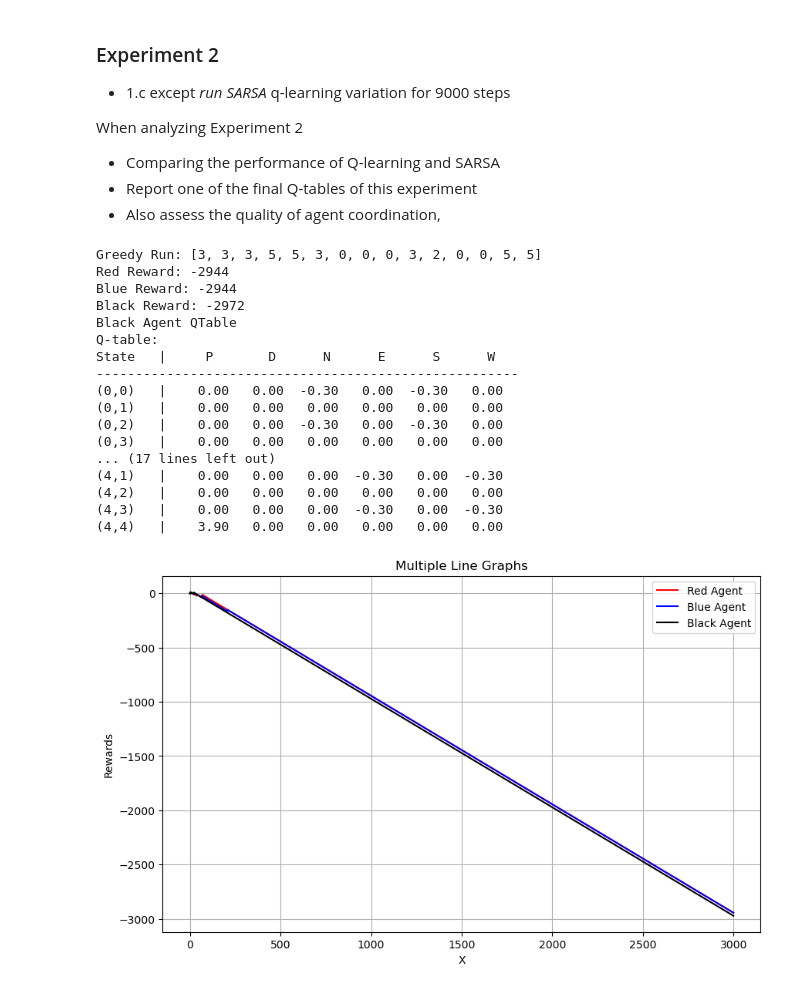
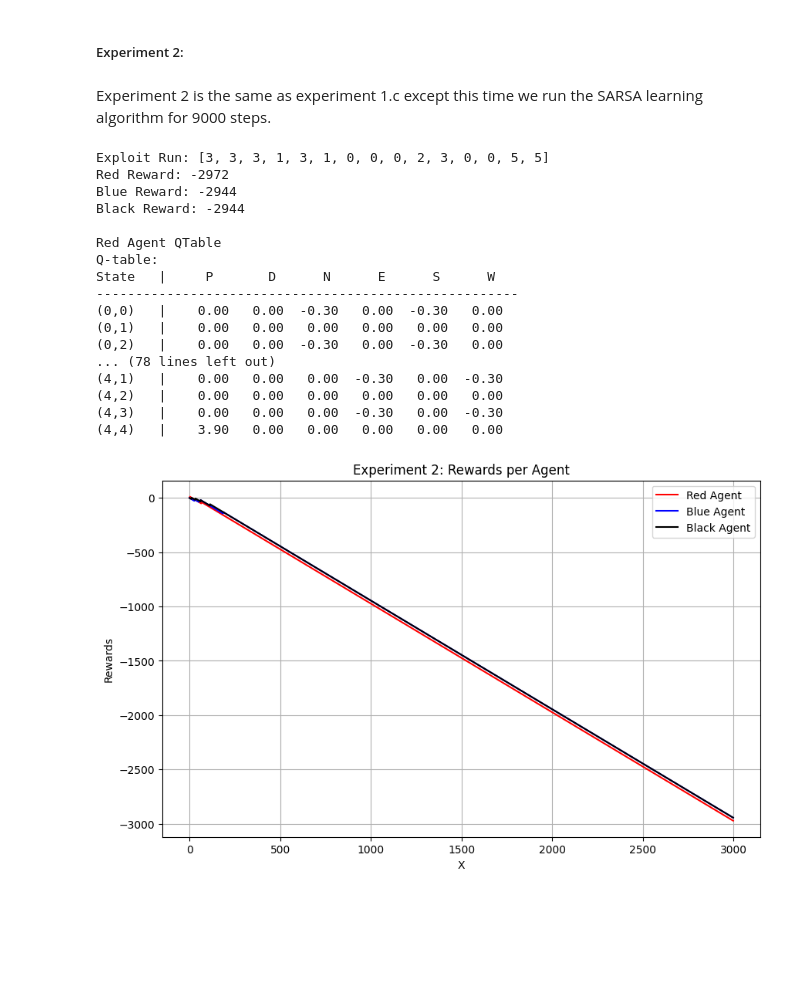
Before and after one commit to stphl/COSC4368-ReinforcementLearningGP, a Jupyter notebook: Group_Project_Main.ipynb, the cells around one changed output. Drawn from its saved outputs; the diff is of its cells as text; code cells hidden in the pictures; blank space fills up the shorter version.

```diff
--- a/Group_Project_Main.ipynb
+++ b/Group_Project_Main.ipynb
@@ -490,7 +499,8 @@ class Agent():
 
         return next_gamestate
 # %%
+# Check if the game has finished by examining the state of dropoff locations
 def finishCheck(gamestate):
-    if(gamestate[9:] == [5,5,5,0,0,0]):
-        return True
-    return False
+    if gamestate[9:] == [5, 5, 5, 0, 0, 0]:
+        return True  # Return True if all dropoff locations are filled and all pickups are delivered
+    return False  # Otherwise, return False
@@ -630,79 +644,79 @@ Black Reward: -7013
-# %% [markdown]
-### Experiment 2
-* 1.c except *run SARSA* q-learning variation for 9000 steps
-
-When analyzing Experiment 2
-* Comparing the performance of Q-learning and SARSA
-* Report one of the final Q-tables of this experiment
-* Also assess the quality of agent coordination,
+# %% [markdown]
+##### Experiment 2:
+# %% [markdown]
+Experiment 2 is the same as experiment 1.c except this time we run the SARSA learning algorithm for 9000 steps.
 # %%
-# Experiment 2
-environment_rows=5
-environment_cols=5
+# Experiment 2 - Environment parameters
+environment_rows = 5
+environment_cols = 5
 num_actions = 6
 learning_rate = 0.3
 discount_factor = 0.5
 
+# Initialize agents with Q-tables
 redAgent2 = Agent(0)
 redAgent2.setAgentQTable(environment_rows, environment_cols, num_actions, learning_rate, discount_factor)
 
 blueAgent2 = Agent(1)
-blueAgent2.setAgentQTable(environment_rows, environment_cols, num_actions, learning_rate,discount_factor)
+blueAgent2.setAgentQTable(environment_rows, environment_cols, num_actions, learning_rate, discount_factor)
 
 blackAgent2 = Agent(2)
-blackAgent2.setAgentQTable(environment_rows, environment_cols, num_actions, learning_rate,discount_factor)
+blackAgent2.setAgentQTable(environment_rows, environment_cols, num_actions, learning_rate, discount_factor)
 
-currEnvironment=[3,3,5,3,1,3,0,0,0,0,0,0,5,5,5]
+# Run exploit policy for 9000 steps
+currEnvironment = [3,3,5,3,1,3,0,0,0,0,0,0,5,5,5]
 exploit9000 = int(9000/3)
 policy = "PEXPLOIT"
 for i in range(exploit9000):
     currEnvironment = redAgent2.stepS(currEnvironment, policy)
     currEnvironment = blueAgent2.stepS(currEnvironment, policy)
     currEnvironment = blackAgent2.stepS(currEnvironment, policy)
     if(finishCheck(currEnvironment)):
         currEnvironment=[3,3,5,3,1,3,0,0,0,0,0,0,5,5,5]
 
-print(f"\nGreedy Run: {currEnvironment}")
+# Display results for the exploit run
+print(f"\nExploit Run: {currEnvironment}")
 print(f"Red Reward: {redAgent2.getReward()}")
 print(f"Blue Reward: {blueAgent2.getReward()}")
 print(f"Black Reward: {blackAgent2.getReward()}")
-print("Black Agent QTable")
+
+# Display Q-tables for each agent
+print("\nRed Agent QTable")
+redAgent2.qtable.print_q_table()
+print("\nBlue Agent QTable")
+blueAgent2.qtable.print_q_table()
+print("\nBlack Agent QTable")
 blackAgent2.qtable.print_q_table()
-
 
 # Plot rewards
 plt.figure(figsize=(10, 6))
-plt.plot(redAgent2.getRewardList(), color = 'red', label='Red Agent')
-plt.plot(blueAgent2.getRewardList(), color = 'blue', label='Blue Agent')
-plt.plot(blackAgent2.getRewardList(), color = 'black', label='Black Agent')
+plt.plot(redAgent2.getRewardList(), color='red', label='Red Agent')
+plt.plot(blueAgent2.getRewardList(), color='blue', label='Blue Agent')
+plt.plot(blackAgent2.getRewardList(), color='black', label='Black Agent')
 
 # Add labels and title
-plt.xlabel('X')  # X-axis label
-plt.ylabel('Rewards')  # Y-axis label
-plt.title('Multiple Line Graphs')  # Plot title
-
-# Add legend
+plt.xlabel('X')
+plt.ylabel('Rewards')
+plt.title('Experiment 2: Rewards per Agent')
 plt.legend()
-
-# Show plot
 plt.grid(True)
 plt.show()
 # %% [output]
-Greedy Run: [3, 3, 3, 5, 5, 3, 0, 0, 0, 3, 2, 0, 0, 5, 5]
-Red Reward: -2944
+Exploit Run: [3, 3, 3, 1, 3, 1, 0, 0, 0, 2, 3, 0, 0, 5, 5]
+Red Reward: -2972
 Blue Reward: -2944
-Black Reward: -2972
-Black Agent QTable
+Black Reward: -2944
+
+Red Agent QTable
 Q-table:
 State   |     P       D      N      E      S      W
 ------------------------------------------------------
 (0,0)   |    0.00   0.00  -0.30   0.00  -0.30   0.00
 (0,1)   |    0.00   0.00   0.00   0.00   0.00   0.00
 (0,2)   |    0.00   0.00  -0.30   0.00  -0.30   0.00
-(0,3)   |    0.00   0.00   0.00   0.00   0.00   0.00
-... (17 lines left out)
+... (78 lines left out)
 (4,1)   |    0.00   0.00   0.00  -0.30   0.00  -0.30
 (4,2)   |    0.00   0.00   0.00   0.00   0.00   0.00
 (4,3)   |    0.00   0.00   0.00  -0.30   0.00  -0.30
 (4,4)   |    3.90   0.00   0.00   0.00   0.00   0.00
-[figure, old version]
+[figure, new version]
```
Also changed, not shown: parts of 18 cells of this notebook.
